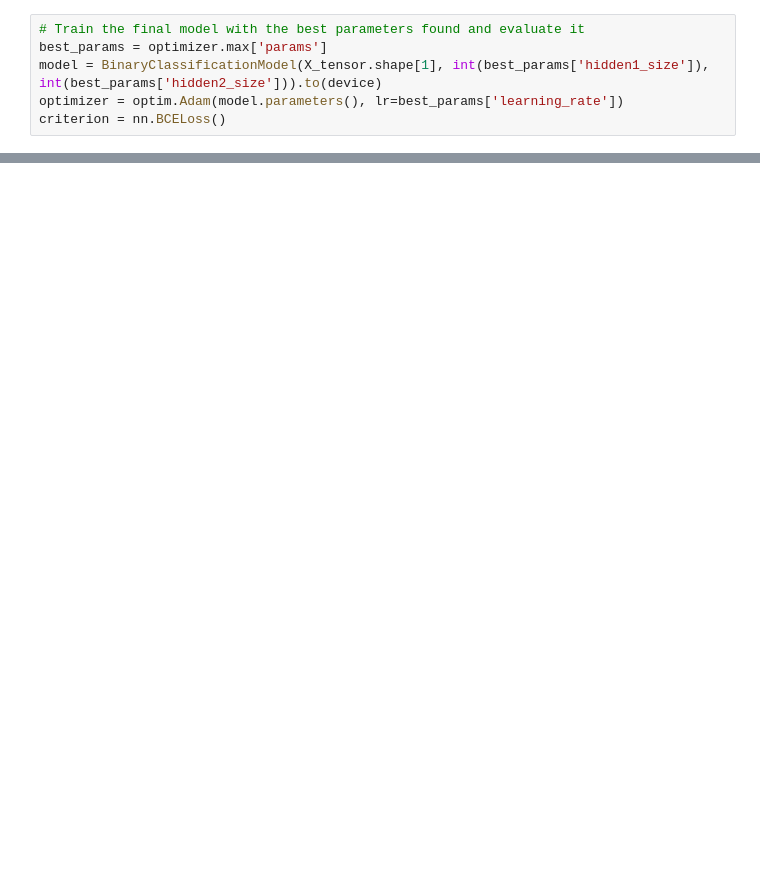
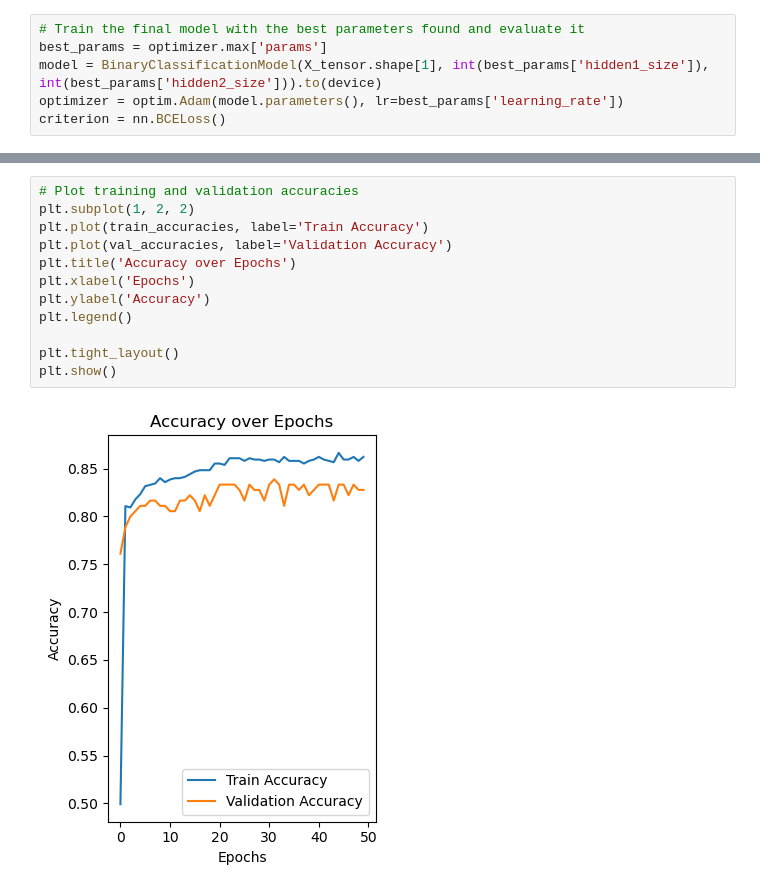
Before and after one commit to loloopes/churn_prediction, a Jupyter notebook: deep_learning_classification.ipynb, the cells around one changed output, grey strips where cells are left out. Drawn from its saved outputs; the diff is of its cells as text; blank space fills up the shorter version.

```diff
--- a/deep_learning_classification.ipynb
+++ b/deep_learning_classification.ipynb
@@ -199,0 +303,14 @@ weighted avg       0.70      0.77      0.72       100
+# %%
+# Plot training and validation accuracies
+plt.subplot(1, 2, 2)
+plt.plot(train_accuracies, label='Train Accuracy')
+plt.plot(val_accuracies, label='Validation Accuracy')
+plt.title('Accuracy over Epochs')
+plt.xlabel('Epochs')
+plt.ylabel('Accuracy')
+plt.legend()
+
+plt.tight_layout()
+plt.show()
+# %% [output]
+[figure, added]
```
Also changed, not shown: parts of 27 cells of this notebook.
